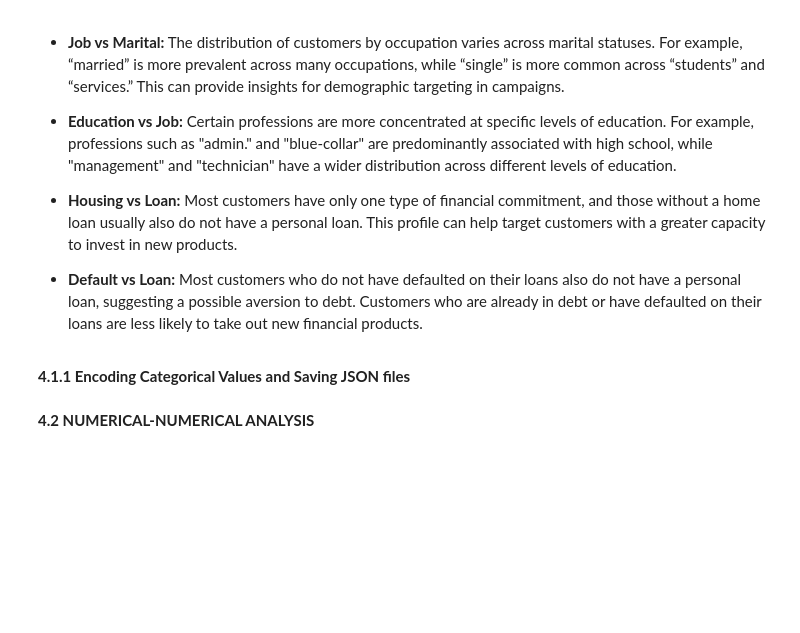
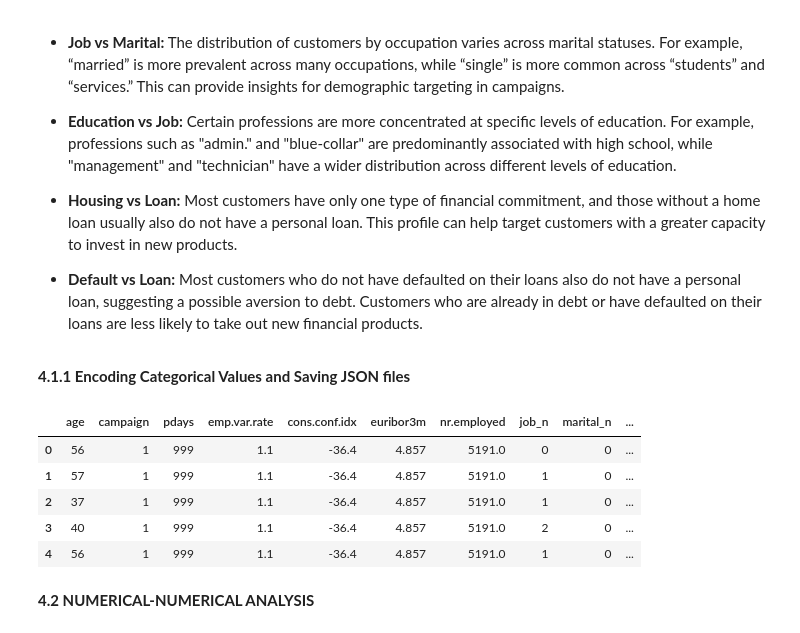
Before and after one commit to RitaViegas/Projetct-Logistic-Regression---Banking-Marketing-Campaign, a Jupyter notebook: src/explore.ipynb, the cells around one changed output. Saved outputs shown, nothing was run; the diff lists cells and outputs as text; code cells hidden in the pictures; blank space fills up the shorter version.

```diff
--- a/src/explore.ipynb
+++ b/src/explore.ipynb
@@ -660,14 +666,22 @@ df_n = df_refined.copy()
 # %%
 df_n['job_n'] = df_n['job'].map(job_n)
 df_n['marital_n'] = df_n['marital'].map(marital_n)
 df_n['education_n'] = df_n['education'].map(education_n)
 df_n['default_n'] = df_n['default'].map(default_n)
 df_n['housing_n'] = df_n['housing'].map(housing_n)
 df_n['loan_n'] = df_n['loan'].map(loan_n)
+df_n['contact_n'] = df_n['contact'].map(contact_n)
 df_n['poutcome_n'] = df_n['poutcome'].map(poutcome_n)
 df_n['y_n'] = df_n['y'].map(y_n)
-df_n.drop(columns=['job', 'marital', 'education', 'default', 'housing', 'loan', 'poutcome', 'y'], inplace=True)
-df_n.head(3)
+df_n.drop(columns=['job', 'marital', 'education', 'default', 'housing', 'loan', 'contact', 'poutcome', 'y'], inplace=True)
+df_n.head()
+# %% [output]
+|  | age | campaign | pdays | emp.var.rate | cons.conf.idx | euribor3m | nr.employed | job_n | marital_n | ... |
+| 0 | 56 | 1 | 999 | 1.1 | -36.4 | 4.857 | 5191.0 | 0 | 0 | ... |
+| 1 | 57 | 1 | 999 | 1.1 | -36.4 | 4.857 | 5191.0 | 1 | 0 | ... |
+| 2 | 37 | 1 | 999 | 1.1 | -36.4 | 4.857 | 5191.0 | 1 | 0 | ... |
+| 3 | 40 | 1 | 999 | 1.1 | -36.4 | 4.857 | 5191.0 | 2 | 0 | ... |
+| 4 | 56 | 1 | 999 | 1.1 | -36.4 | 4.857 | 5191.0 | 1 | 0 | ... |
 # %% [markdown]
 **4.2 NUMERICAL-NUMERICAL ANALYSIS**
 # %% [markdown]
```
Also changed, not shown: parts of 10 cells of this notebook, 9 other files.
